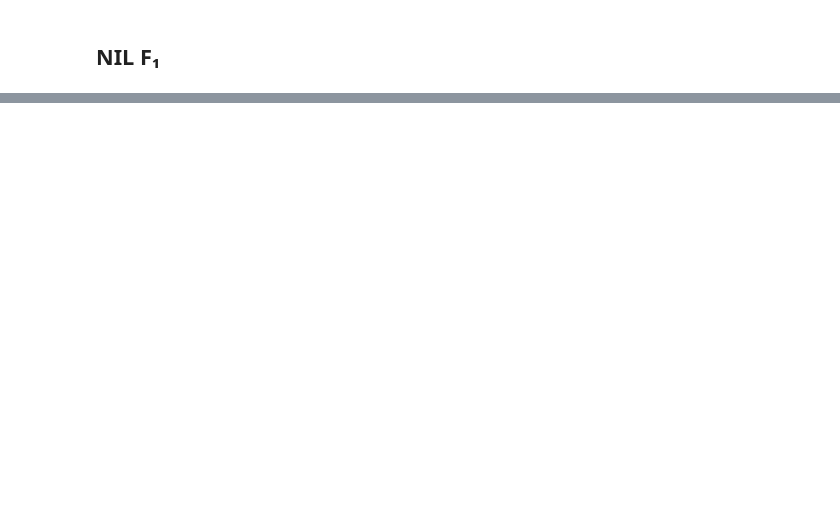
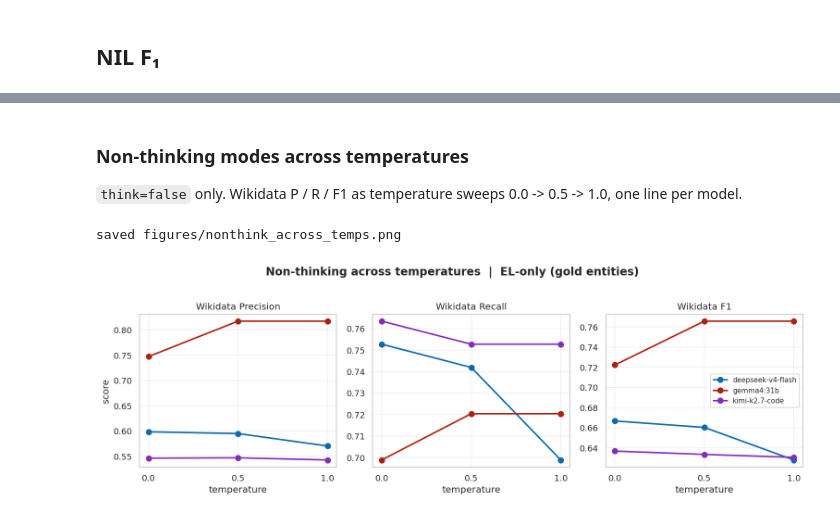
Before and after one commit to tijn-donners/hist-dutch-travelogues-nlp, a Jupyter notebook: entity_linking/el_metrics_notebook.ipynb, the cells around one changed output, grey strips where cells are left out. Cells and saved outputs as stored; diff of their text form; code cells hidden in the pictures; blank space fills up the shorter version.

```diff
--- a/entity_linking/el_metrics_notebook.ipynb
+++ b/entity_linking/el_metrics_notebook.ipynb
@@ -114,0 +262,26 @@ plot_f1_heatmap(df, "nil_f1", "NIL", source_filter="1816_el_gs")
+# %% [markdown]
+### Non-thinking modes across temperatures
+
+`think=false` only. Wikidata P / R / F1 as temperature sweeps 0.0 -> 0.5 -> 1.0, one line per model.
+# %%
+non = df[df["think"] == "false"].copy()
+fig, axes = plt.subplots(1, 3, figsize=(13, 4.2), sharex=True)
+for ax, (col, lab) in zip(axes, METRICS):
+    for model in non["model"].unique():
+        s = non[non["model"] == model].sort_values("temperature")
+        ax.plot(s["temperature"].astype(float), s[col], "-o",
+                color=MODEL_COLORS[model], label=model, lw=2, ms=7)
+    ax.set_title(f"Wikidata {lab}")
+    ax.set_xlabel("temperature")
+    ax.set_xticks(TEMP_ORDER)
+    ax.grid(True, alpha=0.3)
+axes[0].set_ylabel("score")
+axes[-1].legend(fontsize=9, loc="best")
+fig.suptitle(f"Non-thinking across temperatures  |  {SOURCE_LEVEL}",
+             fontweight="bold", y=1.02)
+plt.tight_layout()
+save_fig(fig, "nonthink_across_temps")
+plt.show()
+# %% [output]
+saved figures/nonthink_across_temps.png
+[figure, added]
```
Also changed, not shown: parts of 17 cells of this notebook, 8 other files.
